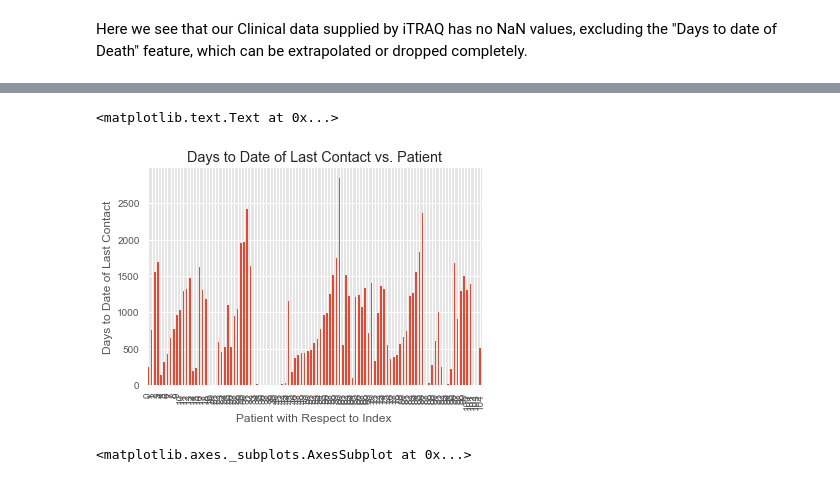
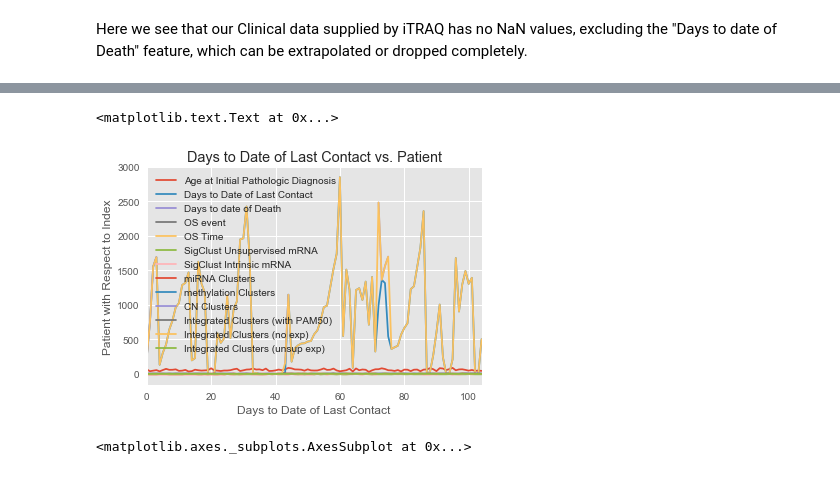
Before and after one commit to AniketPant02/Machine-Learning, a Jupyter notebook: Breast Cancer Proteomes/DataAnalysisPyNB.ipynb, the cells around one changed output, grey strips where cells are left out. Drawn from its saved outputs; the diff is of its cells as text; code cells hidden in the pictures.

```diff
--- a/Breast Cancer Proteomes/DataAnalysisPyNB.ipynb
+++ b/Breast Cancer Proteomes/DataAnalysisPyNB.ipynb
@@ -101,11 +120,11 @@ Here we see that our Clinical data supplied by iTRAQ has no NaN values, excludin
 # %%
-clinicalData['Days to Date of Last Contact'].plot(kind='bar')
-plt.xlabel('Patient with Respect to Index')
-plt.ylabel("Days to Date of Last Contact")
+clinicalData.plot()
+plt.xlabel("Days to Date of Last Contact")
+plt.ylabel('Patient with Respect to Index')
 plt.title('Days to Date of Last Contact vs. Patient')
 # %% [output]
 <matplotlib.text.Text at 0x...>
-[figure, old version]
+[figure, new version]
 # %%
 sns.regplot(clinicalData['Age at Initial Pathologic Diagnosis'], clinicalData['Days to Date of Last Contact'])
 # %% [output]
```
Also changed, not shown: parts of 13 cells of this notebook, 3 other files.
